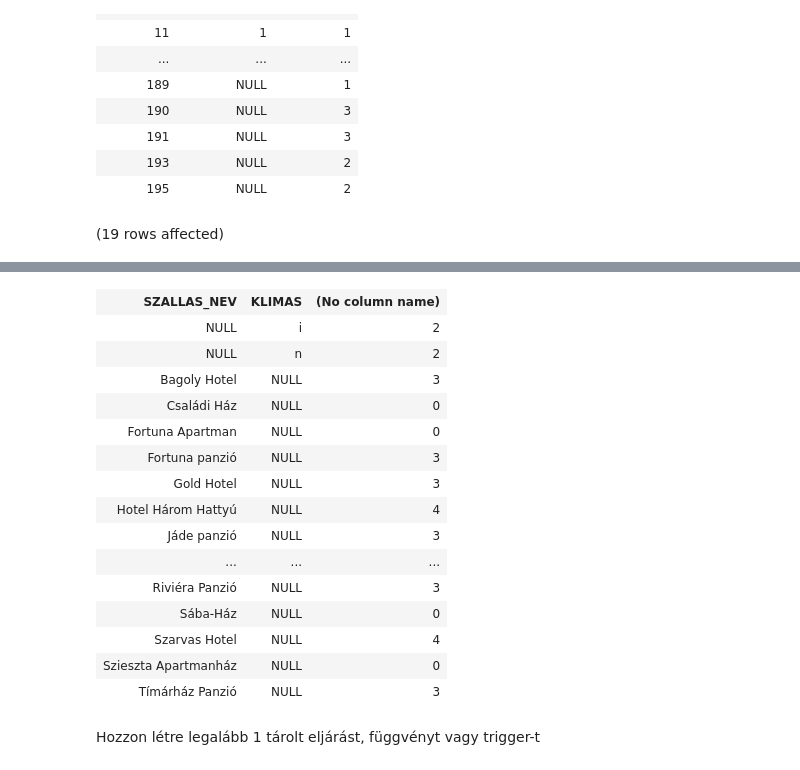
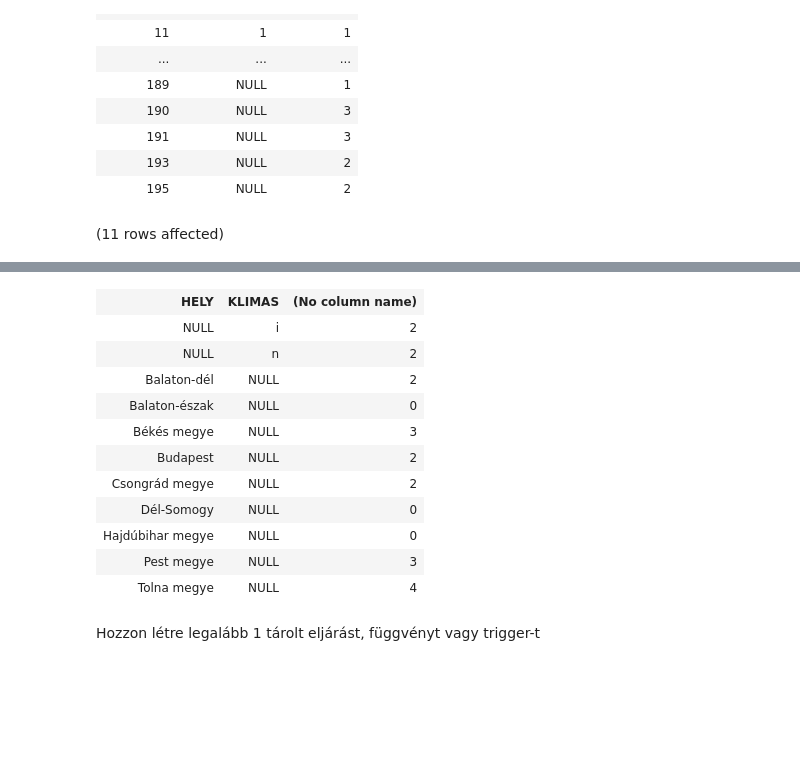
Before and after one commit to bbencii/zh1_szalloda, a Jupyter notebook: marciberecz.ipynb, the cells around one changed output, grey strips where cells are left out. Cells and saved outputs as stored; diff of their text form; code cells hidden in the pictures; blank space fills up the shorter version.

```diff
--- a/marciberecz.ipynb
+++ b/marciberecz.ipynb
@@ -43,6 +43,6 @@ Total execution time: 00:00:00.072
 | 193 | NULL | 2 |
 | 195 | NULL | 2 |
 # %%
-SELECT szh.SZALLAS_NEV,KLIMAS,AVG(szh.CSILLAGOK_SZAMA) From Szallashely szh join szoba sz on szh.SZALLAS_ID =sz.SZALLAS_FK  GROUP by GROUPING Sets((szh.SZALLAS_NEV),(sz.KLIMAS))
+SELECT szh.HELY,KLIMAS,AVG(szh.CSILLAGOK_SZAMA) From Szallashely szh join szoba sz on szh.SZALLAS_ID =sz.SZALLAS_FK  GROUP by GROUPING Sets((szh.HELY),(sz.KLIMAS))
 # %% [output]
-(19 rows affected)
+(11 rows affected)
@@ -50,19 +50,15 @@ Total execution time: 00:00:00.066
-| SZALLAS_NEV | KLIMAS | (No column name) |
+| HELY | KLIMAS | (No column name) |
 | NULL | i | 2 |
 | NULL | n | 2 |
-| Bagoly Hotel | NULL | 3 |
-| Családi Ház | NULL | 0 |
-| Fortuna Apartman | NULL | 0 |
-| Fortuna panzió | NULL | 3 |
-| Gold Hotel | NULL | 3 |
-| Hotel Három Hattyú | NULL | 4 |
-| Jáde panzió | NULL | 3 |
-| ... | ... | ... |
-| Riviéra Panzió | NULL | 3 |
-| Sába-Ház | NULL | 0 |
-| Szarvas Hotel | NULL | 4 |
-| Szieszta Apartmanház | NULL | 0 |
-| Tímárház Panzió | NULL | 3 |
+| Balaton-dél | NULL | 2 |
+| Balaton-észak | NULL | 0 |
+| Békés megye | NULL | 3 |
+| Budapest | NULL | 2 |
+| Csongrád megye | NULL | 2 |
+| Dél-Somogy | NULL | 0 |
+| Hajdúbihar megye | NULL | 0 |
+| Pest megye | NULL | 3 |
+| Tolna megye | NULL | 4 |
 # %% [markdown]
 Hozzon létre legalább 1 tárolt eljárást, függvényt vagy trigger-t
 # %%
```
Also changed, not shown: parts of 1 cell of this notebook.
